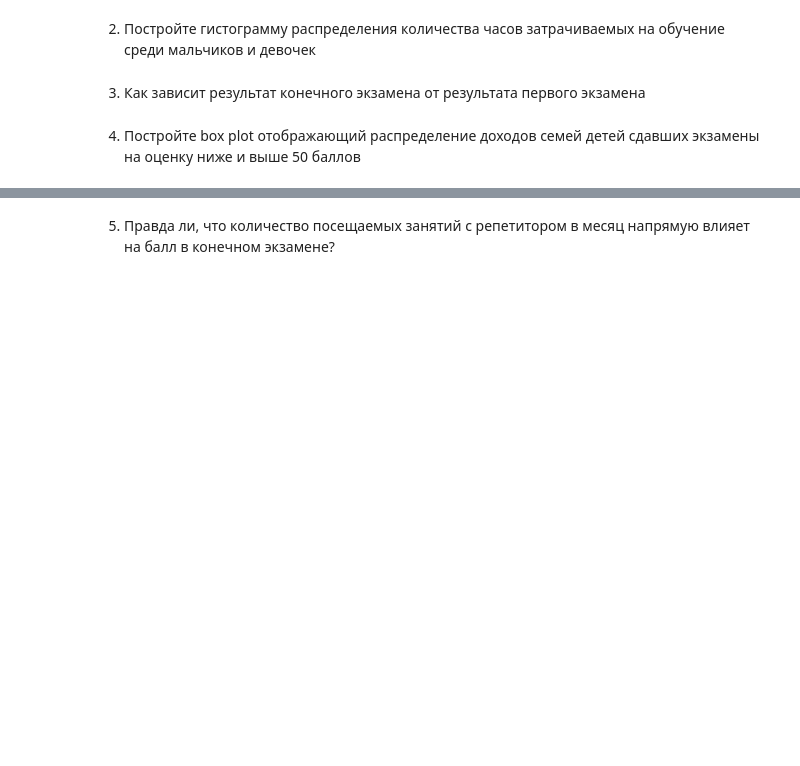
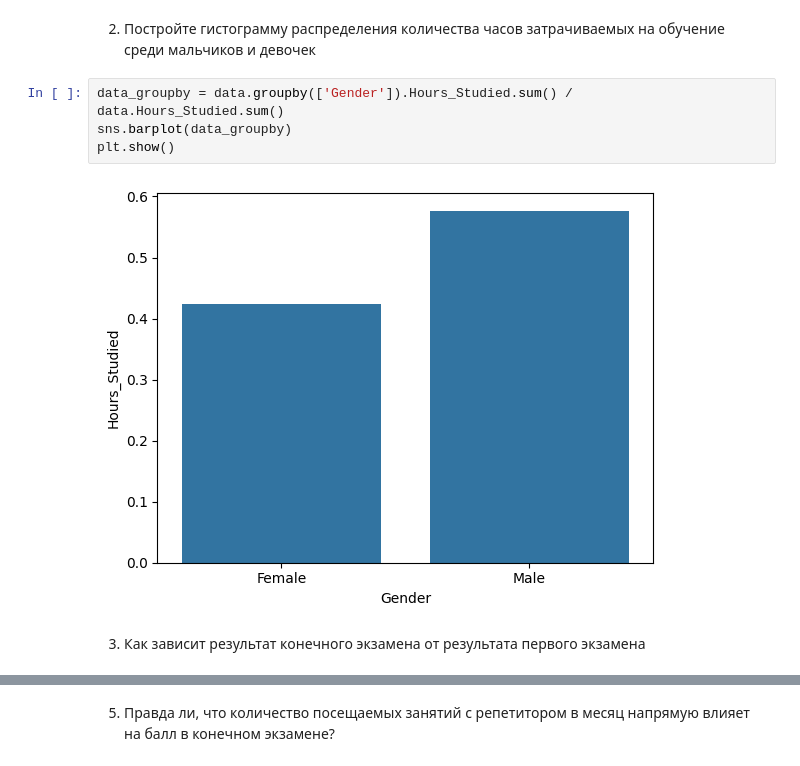
Before and after one commit to TeoPlow/study, a Jupyter notebook: ML/lab1/Lab1-6.ipynb, the cells around one changed output, grey strips where cells are left out. Saved outputs shown, nothing was run; the diff lists cells and outputs as text; blank space fills up the shorter version.

```diff
--- a/ML/lab1/Lab1-6.ipynb
+++ b/ML/lab1/Lab1-6.ipynb
@@ -335,6 +291,10 @@ import pandas as pd
 # %% [markdown]
 2. Постройте гистограмму распределения количества часов затрачиваемых на обучение среди мальчиков и девочек
+# %%
+data_groupby = data.groupby(['Gender']).Hours_Studied.sum() / data.Hours_Studied.sum()
+sns.barplot(data_groupby)
+plt.show()
+# %% [output]
+[figure, added]
 # %% [markdown]
 3. Как зависит результат конечного экзамена от результата первого экзамена
-# %% [markdown]
-4. Постройте box plot отображающий распределение доходов семей детей сдавших экзамены на оценку ниже и выше 50 баллов
```
Also changed, not shown: parts of 28 cells of this notebook.
